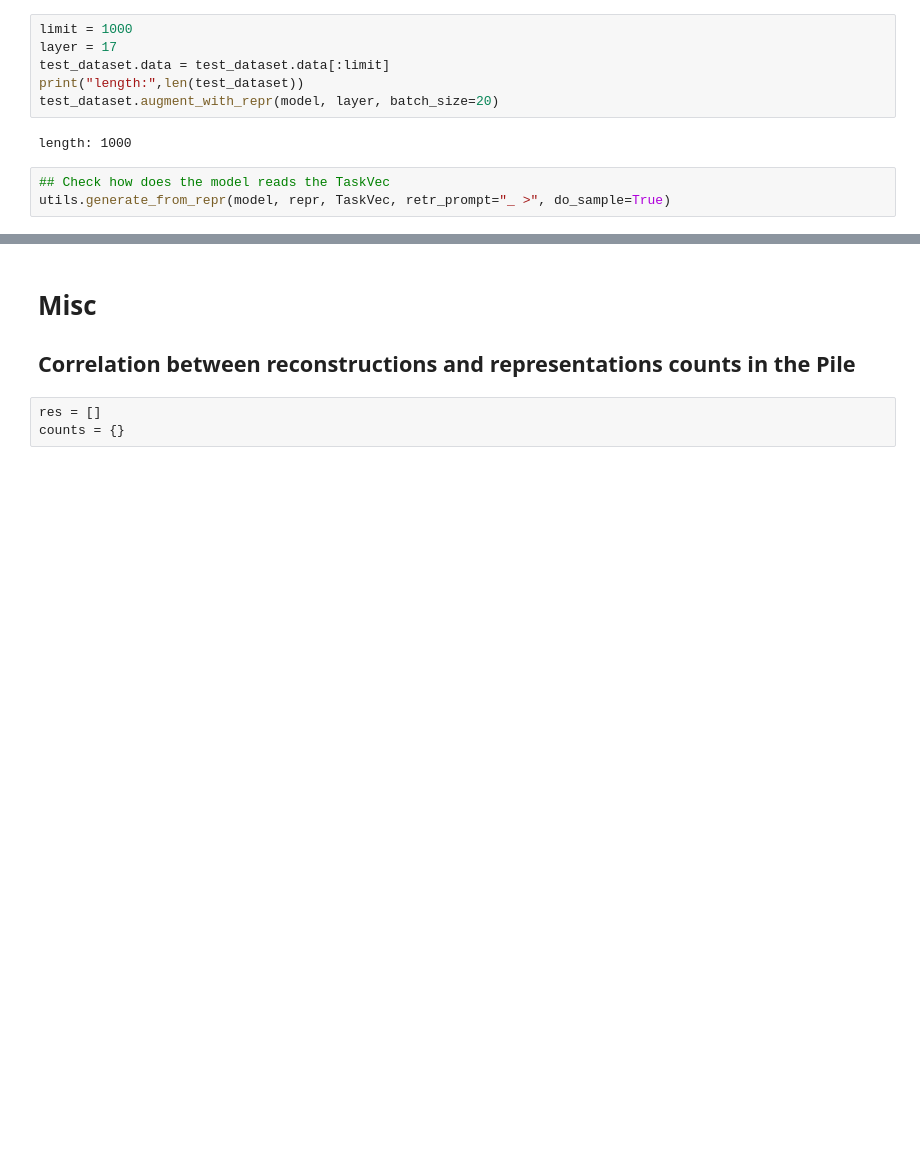
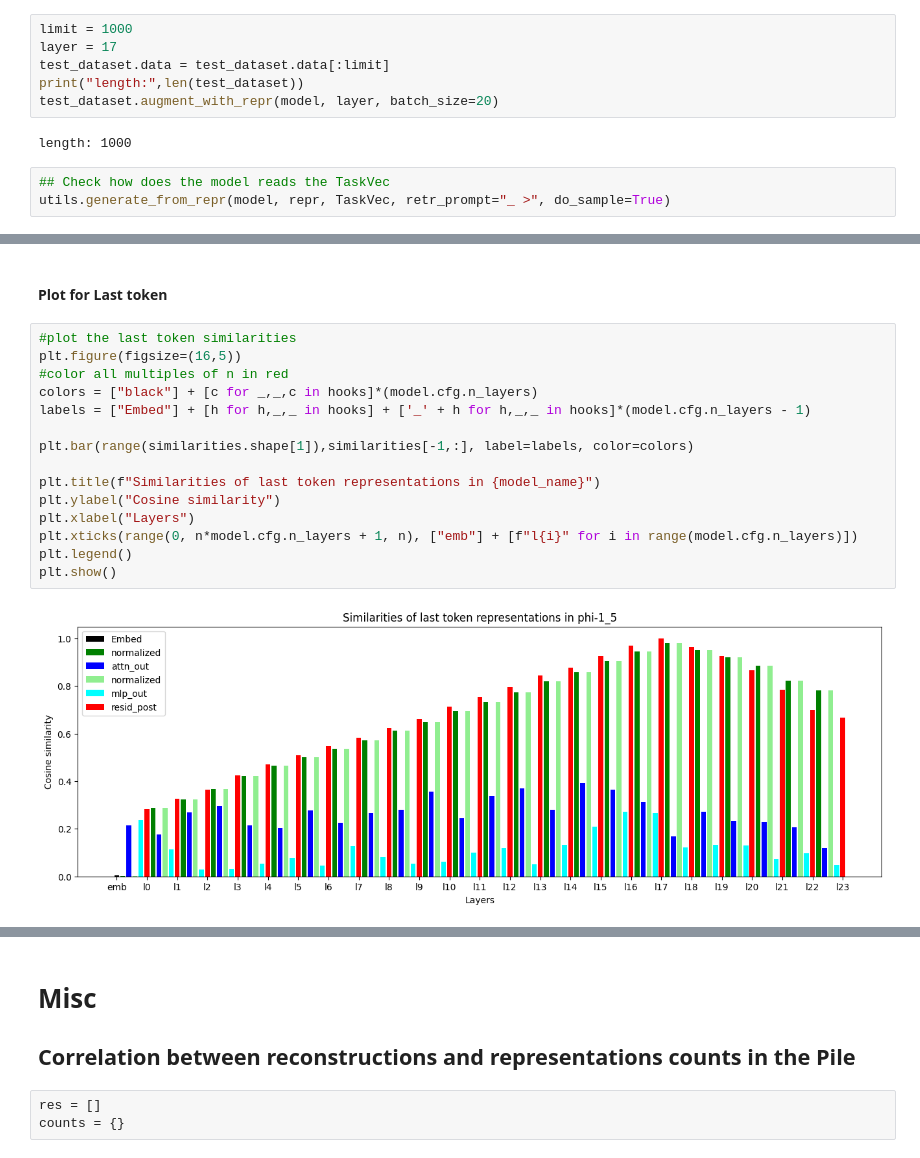
Before and after one commit to VictorMorand/EntityRepresentations, a Jupyter notebook: EntityRepresentations.ipynb, the cells around one changed output, grey strips where cells are left out. Saved outputs shown, nothing was run; the diff lists cells and outputs as text; blank space fills up the shorter version.

```diff
--- a/EntityRepresentations.ipynb
+++ b/EntityRepresentations.ipynb
@@ -872,0 +997,19 @@ It can do it for known entities, but likely not for representations of an unknow
+# %% [markdown]
+#### Plot for Last token
+# %%
+#plot the last token similarities
+plt.figure(figsize=(16,5))
+#color all multiples of n in red
+colors = ["black"] + [c for _,_,c in hooks]*(model.cfg.n_layers)
+labels = ["Embed"] + [h for h,_,_ in hooks] + ['_' + h for h,_,_ in hooks]*(model.cfg.n_layers - 1)
+
+plt.bar(range(similarities.shape[1]),similarities[-1,:], label=labels, color=colors)
+
+plt.title(f"Similarities of last token representations in {model_name}")
+plt.ylabel("Cosine similarity")
+plt.xlabel("Layers")
+plt.xticks(range(0, n*model.cfg.n_layers + 1, n), ["emb"] + [f"l{i}" for i in range(model.cfg.n_layers)])
+plt.legend()
+plt.show()
+# %% [output]
+[figure, added]
```
Also changed, not shown: parts of 39 cells of this notebook, 2 other files.
